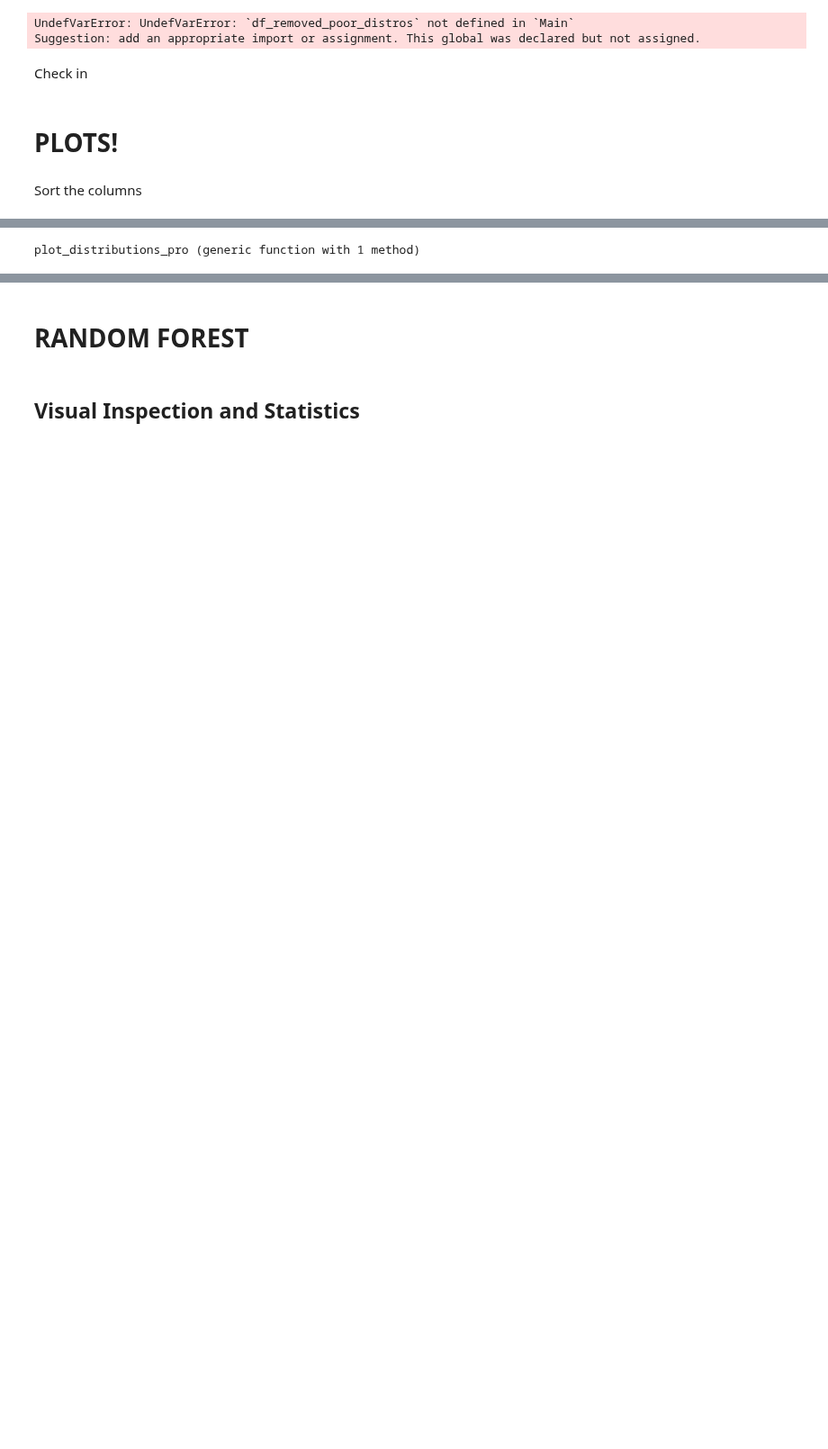
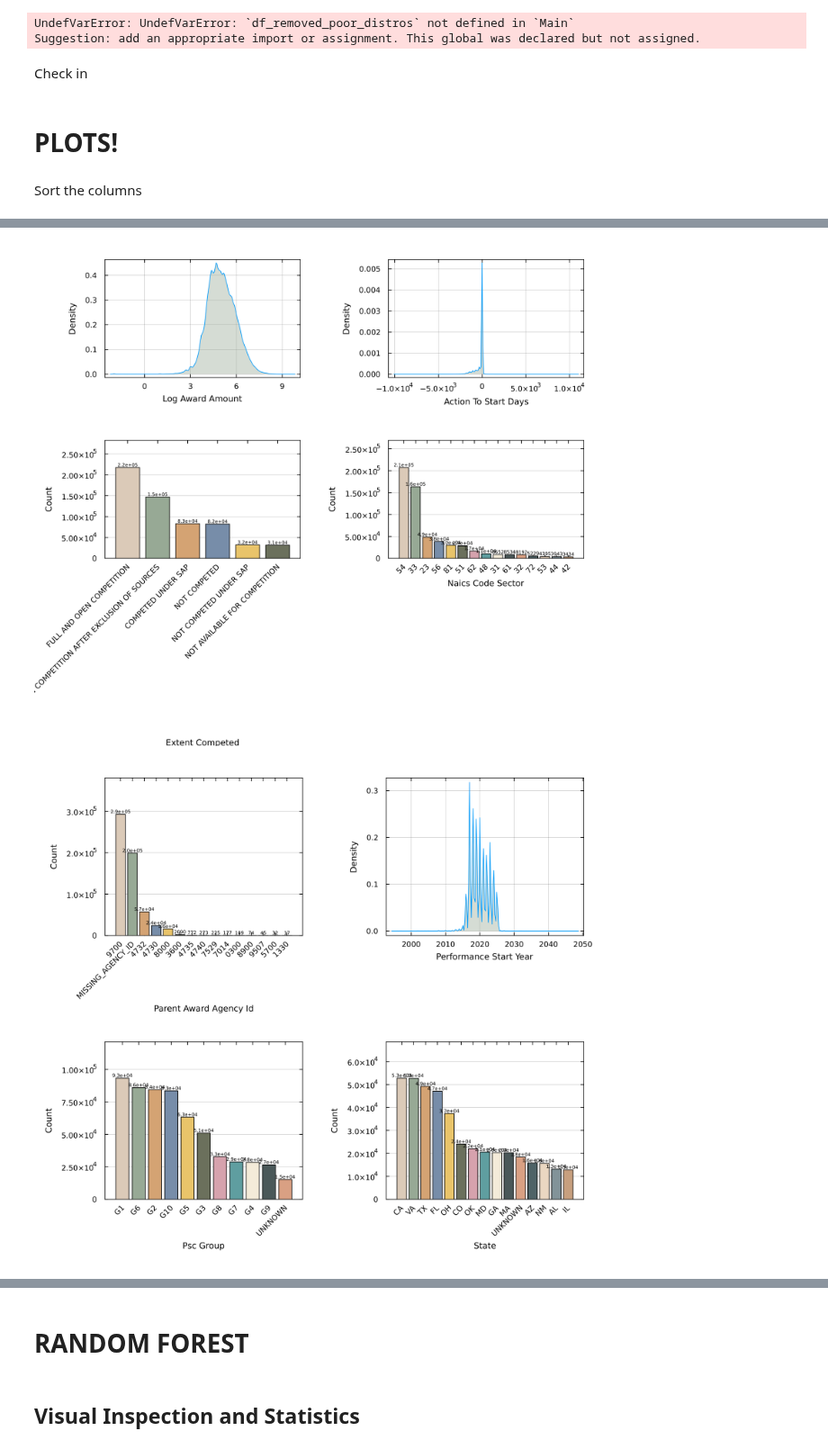
Before and after one commit to kapowlabola/phantom-project, a Jupyter notebook: project 1 - estimating potential total value/04302026-15year-full.ipynb, the cells around one changed output, grey strips where cells are left out. Shown at 90% size. Saved outputs shown, nothing was run; the diff lists cells and outputs as text; code cells hidden in the pictures; blank space fills up the shorter version.

```diff
--- a/project 1 - estimating potential total value/04302026-15year-full.ipynb
+++ b/project 1 - estimating potential total value/04302026-15year-full.ipynb
@@ -759,9 +957,9 @@ function smart_fill!(df::DataFrame)
     return df
 end
 
-# Apply the fix
-df_filled_missings = copy(df_reduced_cardinality) # Create a copy to preserve the original
-df_filled_missings = smart_fill!(df_filled_missings);
+# # Apply the fix
+# df_filled_missings = copy(df_reduced_cardinality) # Create a copy to preserve the original
+# df_filled_missings = smart_fill!(df_filled_missings);
 # %% [output]
 UndefVarError: UndefVarError: `df_reduced_cardinality` not defined in `Main`
 Suggestion: add an appropriate import or assignment. This global was declared but not assigned.
@@ -935,7 +1149,7 @@ Sort the columns
 all_cols = names(df_removed_poor_distros)
 
 # 2. Separate the "special" column from the rest
-fixed_col = "contract_award_unique_key"
+fixed_col = "log_award_amount"
 other_cols = filter(c -> c != fixed_col, all_cols)
 
 # 3. Sort the rest alphabetically
@@ -946,6 +1160,6 @@ new_order = vcat(fixed_col, other_cols)
 
 # 5. Apply the new order to the DataFrame
 df_removed_poor_distros= select(df_removed_poor_distros, new_order)
-# View
-vscodedisplay(df_removed_poor_distros)
+
+stats_df = describe(df_removed_poor_distros, :eltype, :nmissing, :nunique, :min, :max, :median, :mean, :std)
 # %% [output]
@@ -1040,31 +1265,35 @@ function plot_distributions_pro(df::DataFrame; max_cat::Int=15)
                     fillcolor = p_colors, # Use fillcolor explicitly
                     linecolor = :black,
                     series_annotations = Plots.series_annotations(annos, font(5, :bottom)),
                     ylims=(0, maximum(vals) * 1.3),
                     xgrid = false) # DISABLE VERTICAL GRID
 
                 push!(plot_list, plt)
             else
                 # --- Numerical ---
                 plt = StatsPlots.density(col_data,
                     title="", #wrapped_title,
                     xlabel=x_lab,
                     ylabel="Density",
                     fill=(0, 0.4, EARTHY_PALETTE[2]),
                     fillcolor = EARTHY_PALETTE[2],
                     xgrid = true) # Numerical charts keep grid
 
                 push!(plot_list, plt)
             end
         end
 
         if !isempty(plot_list)
             num_p = length(plot_list)
             rows = ceil(Int, num_p / 2)
             display(Plots.plot(plot_list..., layout=(rows, min(num_p, 2)),
                                size=(900, 400 * rows), margin=5Plots.mm))
         end
     end
 end
+
+df_plotting= select!(df_removed_poor_distros, Not(:recipient_uei));
+plot_distributions_pro(df_plotting) # Exclude recipient uei for plotting since it's just an identifier with high cardinality
 # %% [output]
-plot_distributions_pro (generic function with 1 method)
+[figure, added]
+[figure, added]
```
Also changed, not shown: parts of 74 cells of this notebook, 1 other file.
